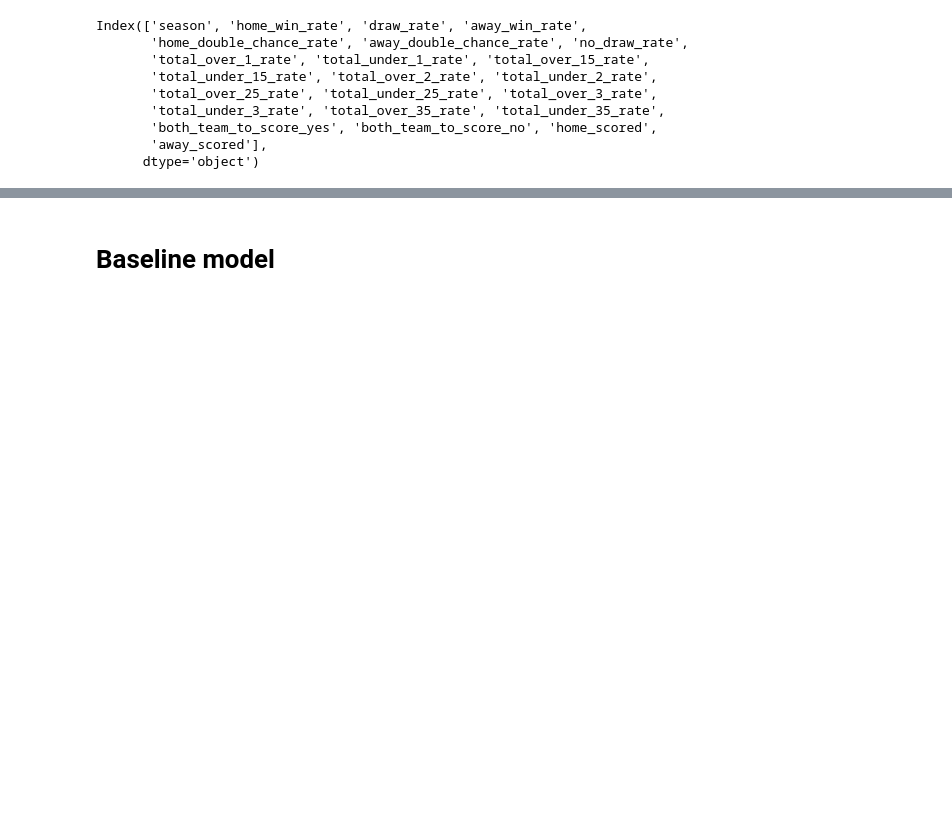
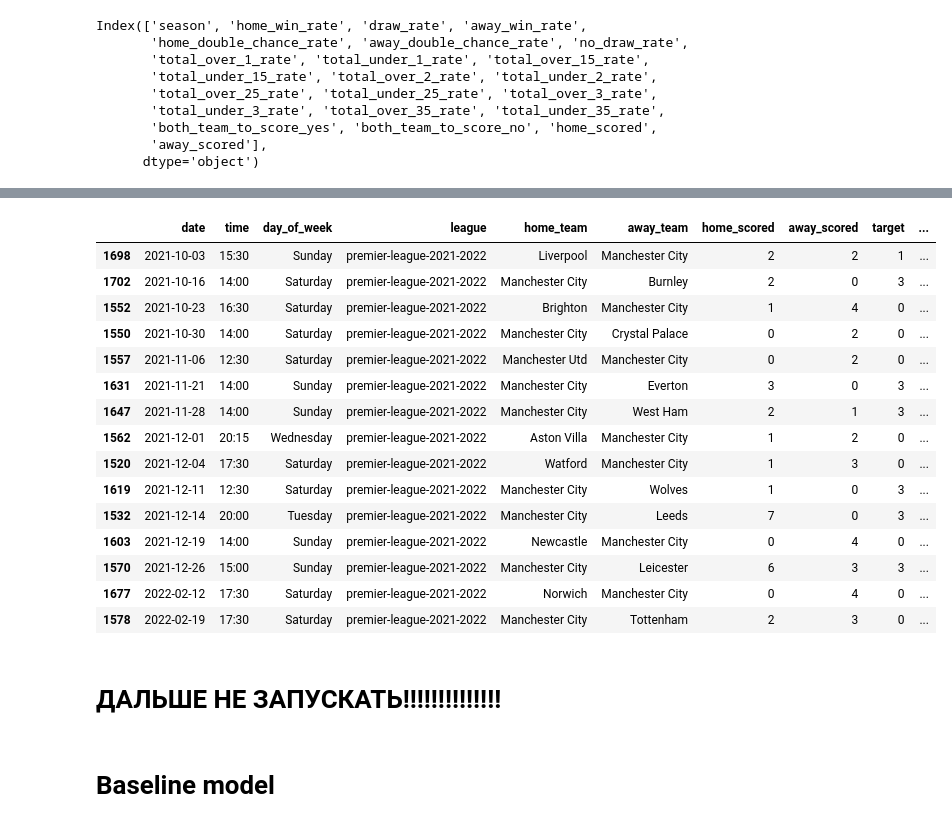
Before and after one commit to macroslav/bets-model, a Jupyter notebook: Bets pipeline.ipynb, the cells around one changed output, grey strips where cells are left out. Drawn from its saved outputs; the diff is of its cells as text; code cells hidden in the pictures; blank space fills up the shorter version.

```diff
--- a/Bets pipeline.ipynb
+++ b/Bets pipeline.ipynb
@@ -29,0 +14,13 @@ test_data = base_data_preprocess(test_data)
+# %%
+def base_data_preprocess(data):
+
+    preprocessed_data = data.copy()
+
+    preprocessed_data = preprocessed_data.rename(columns={'away_tem':'away_team'})
+    preprocessed_data = preprocessed_data.fillna(1.01)
+    preprocessed_data.date = pd.to_datetime(preprocessed_data.date, format='%d.%m.%Y')
+    preprocessed_data = preprocessed_data.sort_values(by='date')
+    preprocessed_data = preprocessed_data.drop(columns=['link', 'country', 'league_level'])
+    preprocessed_data.loc[preprocessed_data.league == 'premier-league', 'league'] = 'premier-league-2021-2022'
+
+    return preprocessed_data
@@ -203,0 +76,2 @@ X_test, y_test = test.drop(columns=['target']), test.target
+# %%
+train, val, test, decode_teams = transformer.run_logic()
@@ -203,0 +89,18 @@ X_test, y_test = test.drop(columns=['target']), test.target
+# %%
+non_coef_features = ['date',
+                     'time',
+                     'day_of_week',
+                     'league',
+                     'home_team',
+                     'away_team',
+                     'home_scored',
+                     'away_scored',
+                     'target'
+                    ]
+
+train_with_names = train[non_coef_features].copy()
+
+train_with_names.home_team = train_with_names.home_team.map(decode_teams)
+train_with_names.away_team = train_with_names.away_team.map(decode_teams)
+
+train_with_names.head()
@@ -203,0 +118,10 @@ X_test, y_test = test.drop(columns=['target']), test.target
+# %%
+team_season_data = train_with_names.groupby(['home_team', 'league'], as_index=False) \
+                        .agg(scored_by_season = ('home_scored','sum'),
+                                 missed_by_season = ('away_scored','sum'),
+                                 total_points = ('target', 'sum'),
+                                 mean_scored_season = ('home_scored', 'mean'),
+                                 mean_missed_season = ('away_scored', 'mean')
+                                 )
+
+team_season_data
@@ -204,3 +293,24 @@ X_test, y_test = test.drop(columns=['target']), test.target
+# %%
+train_with_current_points[(train_with_current_points.home_team == 'Manchester City')|(train_with_current_points.away_team == 'Manchester City')].tail(15)
+# %% [output]
+|  | date | time | day_of_week | league | home_team | away_team | home_scored | away_scored | target | ... |
+| 1698 | 2021-10-03 | 15:30 | Sunday | premier-league-2021-2022 | Liverpool | Manchester City | 2 | 2 | 1 | ... |
+| 1702 | 2021-10-16 | 14:00 | Saturday | premier-league-2021-2022 | Manchester City | Burnley | 2 | 0 | 3 | ... |
+| 1552 | 2021-10-23 | 16:30 | Saturday | premier-league-2021-2022 | Brighton | Manchester City | 1 | 4 | 0 | ... |
+| 1550 | 2021-10-30 | 14:00 | Saturday | premier-league-2021-2022 | Manchester City | Crystal Palace | 0 | 2 | 0 | ... |
+| 1557 | 2021-11-06 | 12:30 | Saturday | premier-league-2021-2022 | Manchester Utd | Manchester City | 0 | 2 | 0 | ... |
+| 1631 | 2021-11-21 | 14:00 | Sunday | premier-league-2021-2022 | Manchester City | Everton | 3 | 0 | 3 | ... |
+| 1647 | 2021-11-28 | 14:00 | Sunday | premier-league-2021-2022 | Manchester City | West Ham | 2 | 1 | 3 | ... |
+| 1562 | 2021-12-01 | 20:15 | Wednesday | premier-league-2021-2022 | Aston Villa | Manchester City | 1 | 2 | 0 | ... |
+| 1520 | 2021-12-04 | 17:30 | Saturday | premier-league-2021-2022 | Watford | Manchester City | 1 | 3 | 0 | ... |
+| 1619 | 2021-12-11 | 12:30 | Saturday | premier-league-2021-2022 | Manchester City | Wolves | 1 | 0 | 3 | ... |
+| 1532 | 2021-12-14 | 20:00 | Tuesday | premier-league-2021-2022 | Manchester City | Leeds | 7 | 0 | 3 | ... |
+| 1603 | 2021-12-19 | 14:00 | Sunday | premier-league-2021-2022 | Newcastle | Manchester City | 0 | 4 | 0 | ... |
+| 1570 | 2021-12-26 | 15:00 | Sunday | premier-league-2021-2022 | Manchester City | Leicester | 6 | 3 | 3 | ... |
+| 1677 | 2022-02-12 | 17:30 | Saturday | premier-league-2021-2022 | Norwich | Manchester City | 0 | 4 | 0 | ... |
+| 1578 | 2022-02-19 | 17:30 | Saturday | premier-league-2021-2022 | Manchester City | Tottenham | 2 | 3 | 0 | ... |
+# %% [markdown]
+# ДАЛЬШЕ НЕ ЗАПУСКАТЬ!!!!!!!!!!!!!!
 # %% [markdown]
 # Baseline model
 # %%
```
Also changed, not shown: parts of 44 cells of this notebook, 1 other file.
